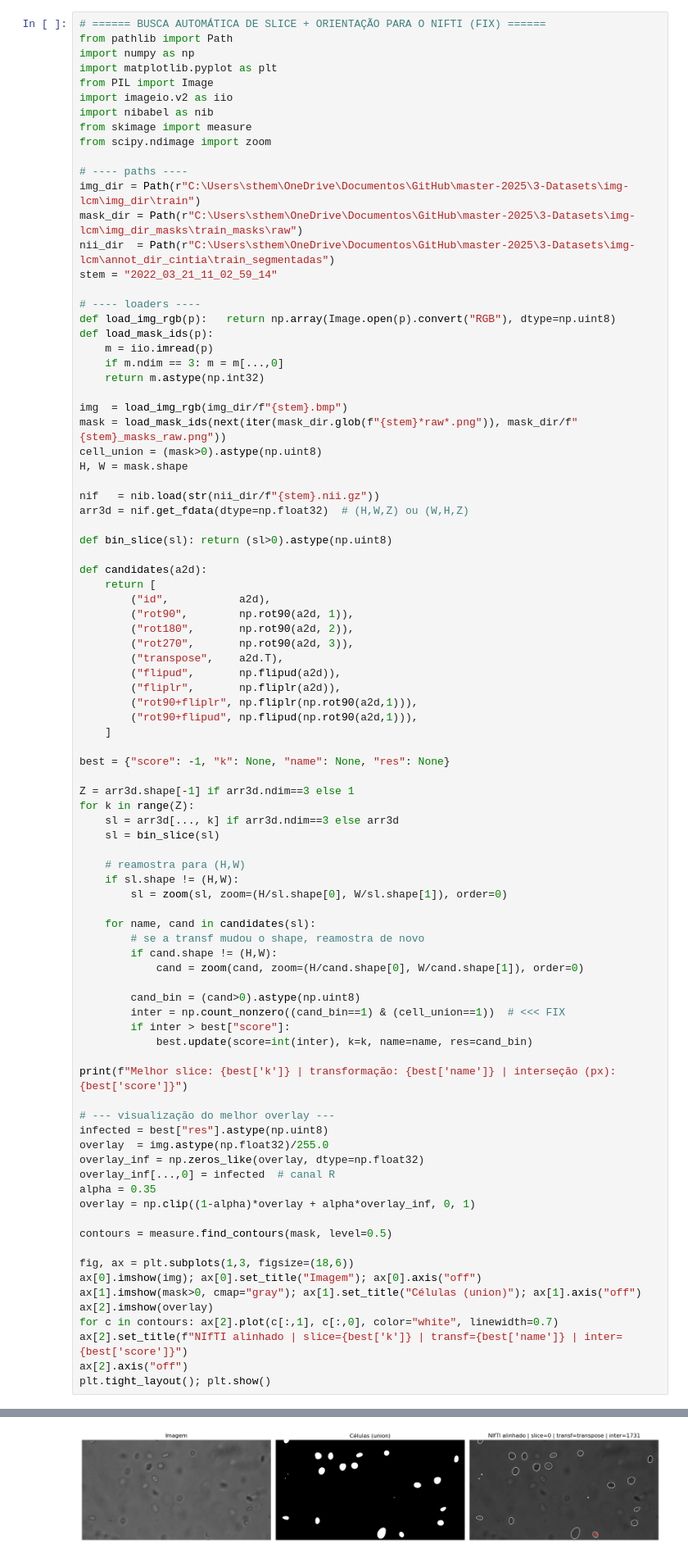
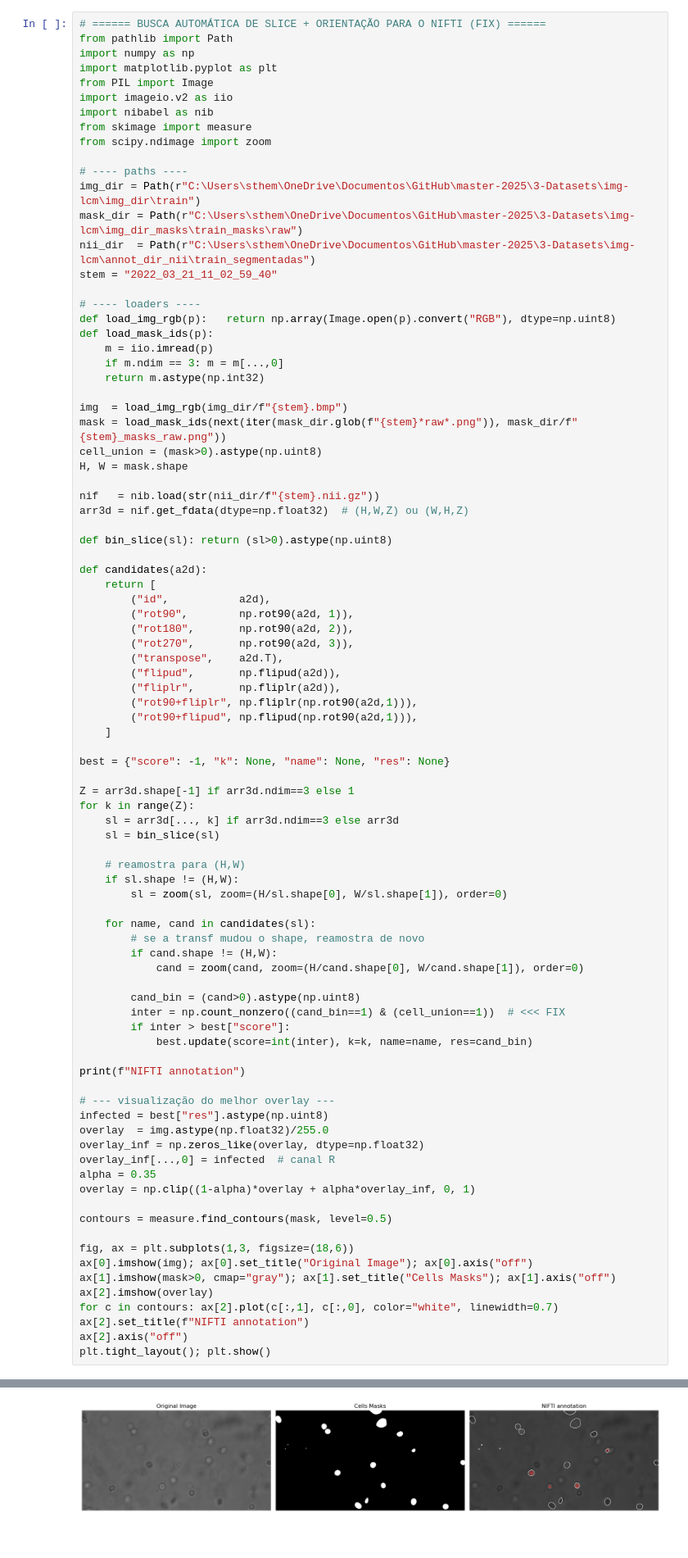
Before and after one commit to sthemonica/master-2025, a Jupyter notebook: 4-redes/1.annotations/creating_annot_v1.ipynb, the cells around one changed output, grey strips where cells are left out. Shown: that part at 82% size. Cells and saved outputs as stored; diff of their text form.

```diff
--- a/4-redes/1.annotations/creating_annot_v1.ipynb
+++ b/4-redes/1.annotations/creating_annot_v1.ipynb
@@ -205,8 +205,8 @@ from scipy.ndimage import zoom
 # ---- paths ----
 img_dir = Path(r"C:\Users\sthem\OneDrive\Documentos\GitHub\master-2025\3-Datasets\img-lcm\img_dir\train")
 mask_dir = Path(r"C:\Users\sthem\OneDrive\Documentos\GitHub\master-2025\3-Datasets\img-lcm\img_dir_masks\train_masks\raw")
-nii_dir  = Path(r"C:\Users\sthem\OneDrive\Documentos\GitHub\master-2025\3-Datasets\img-lcm\annot_dir_cintia\train_segmentadas")
-stem = "2022_03_21_11_02_59_14"
+nii_dir  = Path(r"C:\Users\sthem\OneDrive\Documentos\GitHub\master-2025\3-Datasets\img-lcm\annot_dir_nii\train_segmentadas")
+stem = "2022_03_21_11_02_59_40"
 
 # ---- loaders ----
 def load_img_rgb(p):   return np.array(Image.open(p).convert("RGB"), dtype=np.uint8)
@@ -259,7 +259,7 @@ for k in range(Z):
         if inter > best["score"]:
             best.update(score=int(inter), k=k, name=name, res=cand_bin)
 
-print(f"Melhor slice: {best['k']} | transformação: {best['name']} | interseção (px): {best['score']}")
+print(f"NIFTI annotation")
 
 # --- visualização do melhor overlay ---
 infected = best["res"].astype(np.uint8)
@@ -272,11 +272,11 @@ overlay = np.clip((1-alpha)*overlay + alpha*overlay_inf, 0, 1)
 contours = measure.find_contours(mask, level=0.5)
 
 fig, ax = plt.subplots(1,3, figsize=(18,6))
-ax[0].imshow(img); ax[0].set_title("Imagem"); ax[0].axis("off")
-ax[1].imshow(mask>0, cmap="gray"); ax[1].set_title("Células (union)"); ax[1].axis("off")
+ax[0].imshow(img); ax[0].set_title("Original Image"); ax[0].axis("off")
+ax[1].imshow(mask>0, cmap="gray"); ax[1].set_title("Cells Masks"); ax[1].axis("off")
 ax[2].imshow(overlay)
 for c in contours: ax[2].plot(c[:,1], c[:,0], color="white", linewidth=0.7)
-ax[2].set_title(f"NIfTI alinhado | slice={best['k']} | transf={best['name']} | inter={best['score']}")
+ax[2].set_title(f"NIFTI annotation")
 ax[2].axis("off")
 plt.tight_layout(); plt.show()
 # %% [output]
@@ -284,4 +284,4 @@ Melhor slice: 0 | transformação: transpose | interseção (px): 1731
-[figure, old version]
+[figure, new version]
 # %%
 # ====== BUSCA AUTOMÁTICA DE SLICE + ORIENTAÇÃO PARA O NIFTI (FIX) ======
 from pathlib import Path
```
Also changed, not shown: parts of 1 cell of this notebook, 6 other files.
